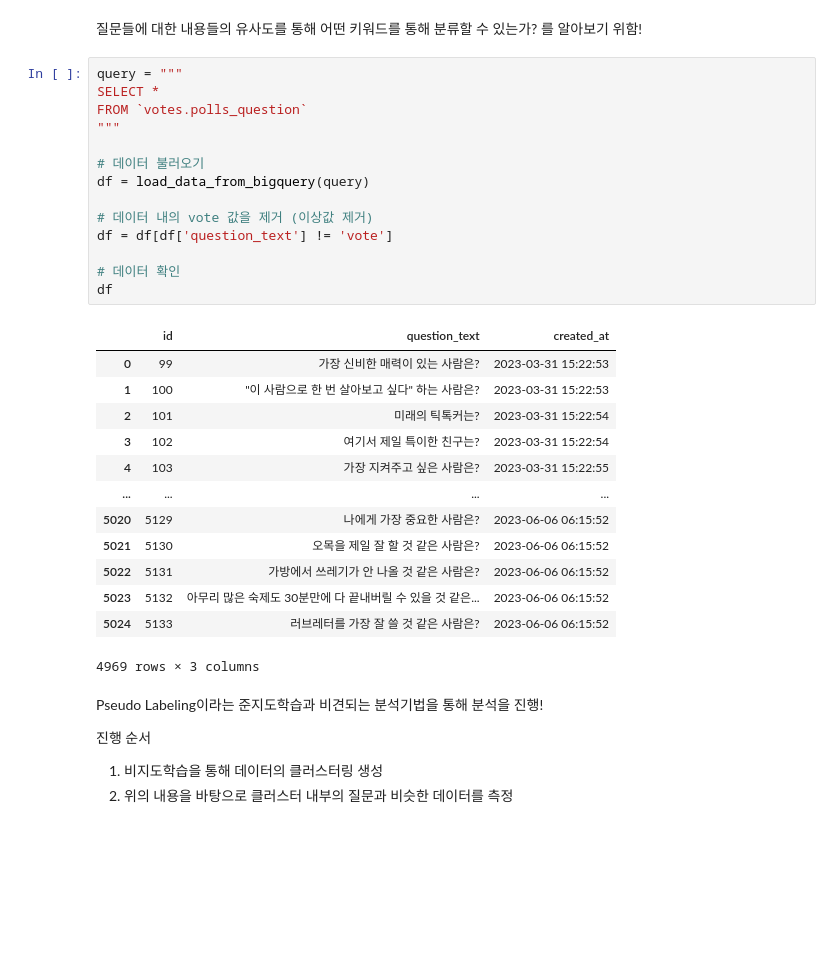
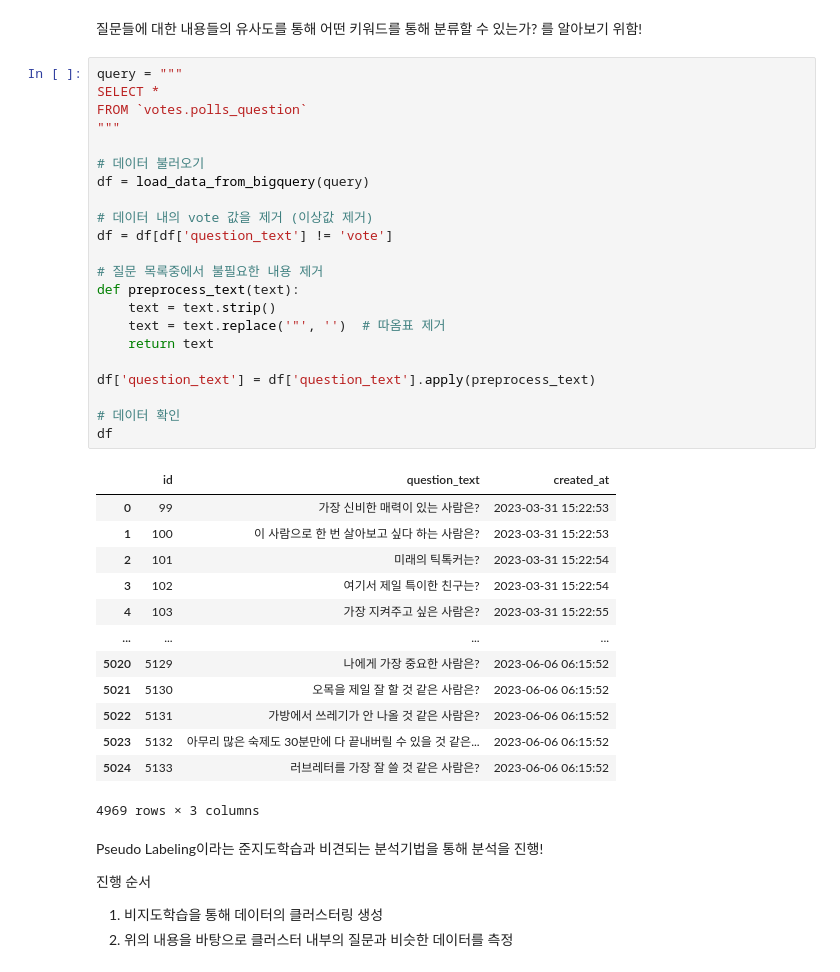
Before and after one commit to saeraniren/advanced_project, a Jupyter notebook: main.ipynb, the cells around one changed output. Saved outputs shown, nothing was run; the diff lists cells and outputs as text; blank space fills up the shorter version.

```diff
--- a/main.ipynb
+++ b/main.ipynb
@@ -530,21 +532,29 @@ del df, explode_df, cohort_counts
 # %%
 query = """
 SELECT *
 FROM `votes.polls_question`
 """
 
 # 데이터 불러오기
 df = load_data_from_bigquery(query)
 
 # 데이터 내의 vote 값을 제거 (이상값 제거)
 df = df[df['question_text'] != 'vote']
 
+# 질문 목록중에서 불필요한 내용 제거
+def preprocess_text(text):
+    text = text.strip()
+    text = text.replace('"', '')  # 따옴표 제거
+    return text
+
+df['question_text'] = df['question_text'].apply(preprocess_text)
+
 # 데이터 확인
 df
 # %% [output]
 |  | id | question_text | created_at |
 | 0 | 99 | 가장 신비한 매력이 있는 사람은? | 2023-03-31 15:22:53 |
-| 1 | 100 | "이 사람으로 한 번 살아보고 싶다" 하는 사람은? | 2023-03-31 15:22:53 |
+| 1 | 100 | 이 사람으로 한 번 살아보고 싶다 하는 사람은? | 2023-03-31 15:22:53 |
 | 2 | 101 | 미래의 틱톡커는? | 2023-03-31 15:22:54 |
 | 3 | 102 | 여기서 제일 특이한 친구는? | 2023-03-31 15:22:54 |
 | 4 | 103 | 가장 지켜주고 싶은 사람은? | 2023-03-31 15:22:55 |
```
Also changed, not shown: parts of 17 cells of this notebook.
